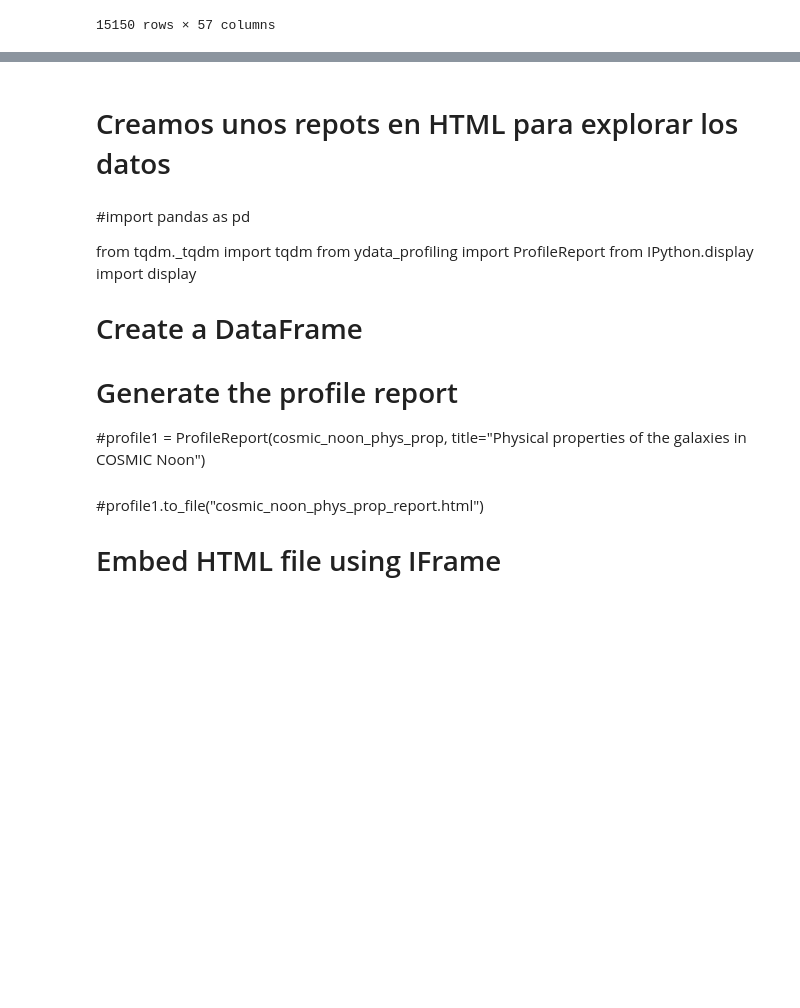
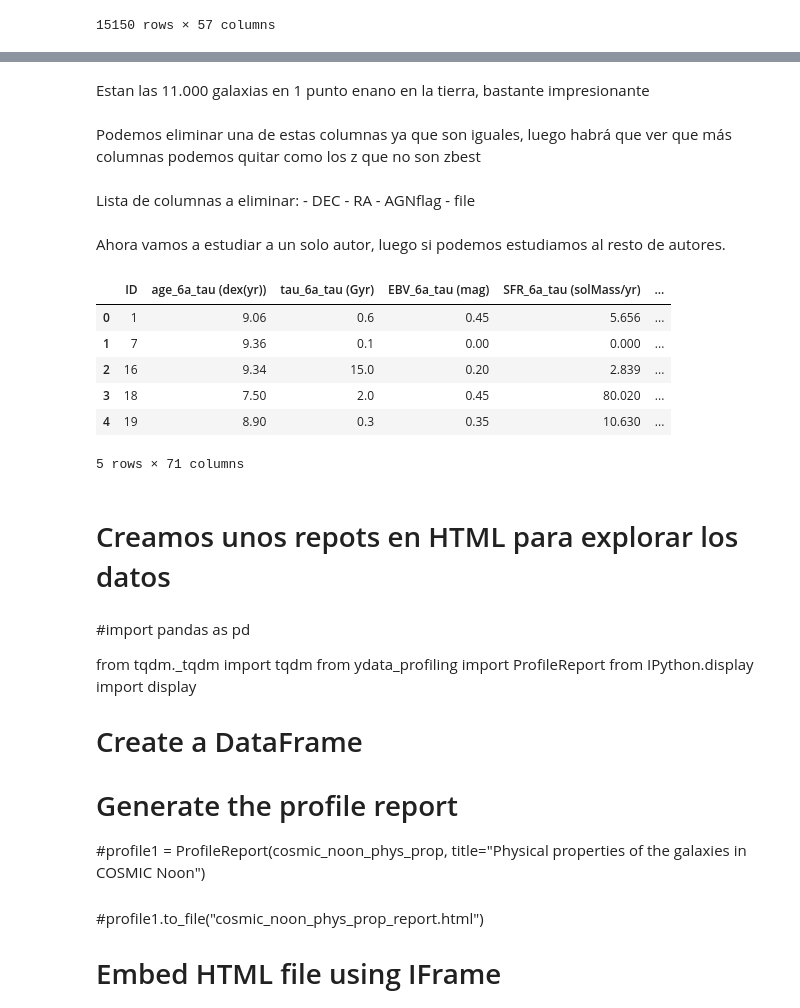
Before and after one commit to PhyAMR/TrabajoFinDeGrado, a Jupyter notebook: ExpTFG.ipynb, the cells around one changed output, grey strips where cells are left out. Cells and saved outputs as stored; diff of their text form; code cells hidden in the pictures; blank space fills up the shorter version.

```diff
--- a/ExpTFG.ipynb
+++ b/ExpTFG.ipynb
@@ -386,20 +348,26 @@ cosmic_noon_phot
 # %%
 import json
 def filter_redsift(phot_data,mass_data,phys_prop_data,z =[(0.0,0.4),(0.8,1.2),(1.5,2.5)]):
-    db = {}
-
+    db = {} # Creamos un diccionario vacío
+    # Usamos los valores de z para cada rango de z y así ver cuantos datos hay
     for z_min, z_max in z:
-        a = phot_data[(z_min<=phot_data["Photo_z_Median"])& (phot_data["Photo_z_Median"]<=z_max)]
-        b = mass_data[(z_min<=phot_data["Photo_z_Median"])& (phot_data["Photo_z_Median"]<=z_max)]
-        c = phys_prop_data[(z_min<=phot_data["Photo_z_Median"])& (phot_data["Photo_z_Median"]<=z_max)]
+        a = phot_data[(z_min<=phot_data["z_best "])& (phot_data["z_best "]<=z_max)]
+        b = mass_data[(z_min<=phot_data["z_best "])& (phot_data["z_best "]<=z_max)]
+        c = phys_prop_data[(z_min<=phot_data["z_best "])& (phot_data["z_best "]<=z_max)]
 
         db['Mass z='+str(z_min)+'-'+str(z_max)]= f"Columns:{a.shape[1]} Rows:{a.shape[0]}"
         db['Photo z='+str(z_min)+'-'+str(z_max)]= f"Columns:{b.shape[1]} Rows:{b.shape[0]}"
         db['Phys_prop z='+str(z_min)+'-'+str(z_max)]= f"Columns:{c.shape[1]} Rows:{c.shape[0]}"
 
+
+
+
+
+
+
     return db
 
-db = filter_redsift(phot_data1,mass_data,phys_prop_data)
+db = filter_redsift(phot_data,mass_data,phys_prop_data)
 print(json.dumps(db,indent=2))
 # %% [output]
 {
@@ -502,3 +539,26 @@ ValueError: 'vertices' must be 2D with shape (N, 2), but your input has shape (0
+# %% [markdown]
+Estan las 11.000 galaxias en 1 punto enano en la tierra, bastante impresionante
+# %% [markdown]
+Podemos eliminar una de estas columnas ya que son iguales, luego habrá que ver que más columnas podemos quitar como los z que no son zbest
+# %% [markdown]
+Lista de columnas a eliminar:
+    - DEC
+    - RA
+    - AGNflag
+    - file
+# %% [markdown]
+Ahora vamos a estudiar a un solo autor, luego si podemos estudiamos al resto de autores.
+# %%
+fontana = df_cleaned.filter(regex = r'6a|^ID|^z_best|^zbestM|^RAdeg|^DECdeg$', axis=1)
+fontana.head()
+# %% [output]
+|  | ID | age_6a_tau (dex(yr)) | tau_6a_tau (Gyr) | EBV_6a_tau (mag) | SFR_6a_tau (solMass/yr) | ... |
+| 0 | 1 | 9.06 | 0.6 | 0.45 | 5.656 | ... |
+| 1 | 7 | 9.36 | 0.1 | 0.00 | 0.000 | ... |
+| 2 | 16 | 9.34 | 15.0 | 0.20 | 2.839 | ... |
+| 3 | 18 | 7.50 | 2.0 | 0.45 | 80.020 | ... |
+| 4 | 19 | 8.90 | 0.3 | 0.35 | 10.630 | ... |
+5 rows × 71 columns
 # %% [markdown]
 # Creamos unos repots en HTML para explorar los datos
 # %% [markdown]
```
Also changed, not shown: parts of 17 cells of this notebook, 5 other files.
